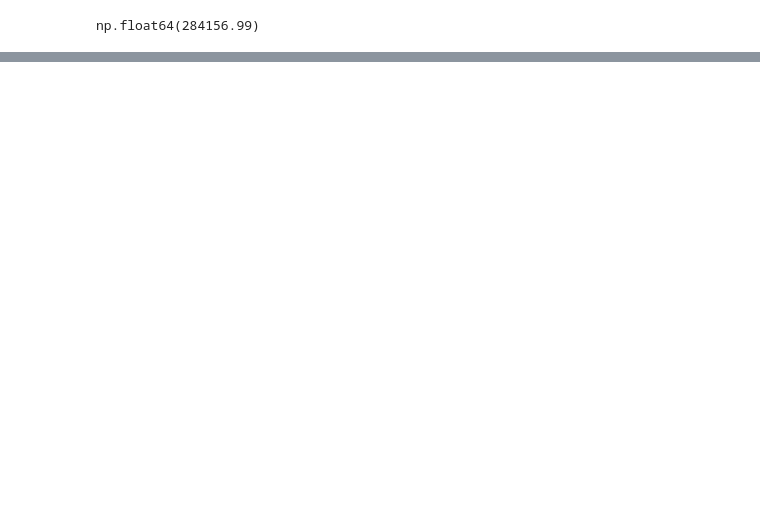
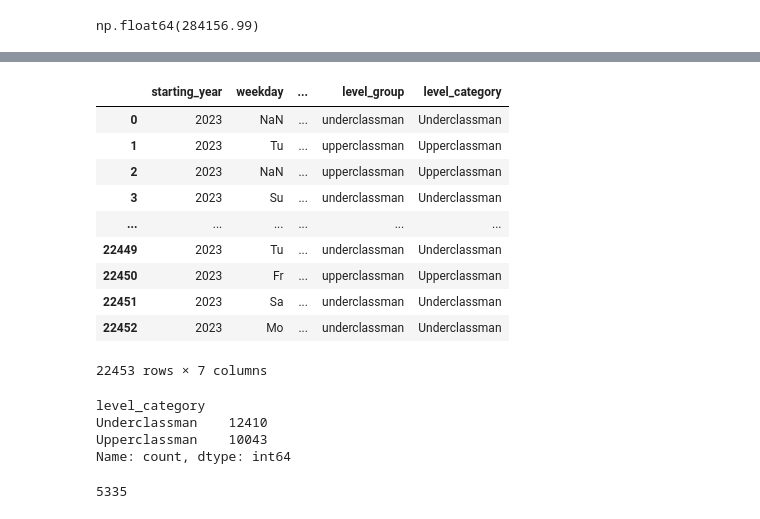
Before and after one commit to kburchfiel/pfn, a Jupyter notebook: Descriptive_Stats/descriptive_stats_part_2.ipynb, the cells around one changed output, grey strips where cells are left out. Drawn from its saved outputs; the diff is of its cells as text; code cells hidden in the pictures; blank space fills up the shorter version.

```diff
--- a/Descriptive_Stats/descriptive_stats_part_2.ipynb
+++ b/Descriptive_Stats/descriptive_stats_part_2.ipynb
@@ -275,0 +330,3 @@ np.float64(284156.99)
+# %%
+df_transactions_faulty = df_transactions_faulty.fillna(
+    {field:'Missing' for field in index}).copy()
@@ -275,0 +339,5 @@ np.float64(284156.99)
+# %%
+# Undoing my corrections to df_transactions_faulty:
+df_transactions_faulty.replace(
+    'Missing', np.nan, inplace = True)
+df_transactions_faulty
@@ -275,0 +356,28 @@ np.float64(284156.99)
+# %%
+df_transactions_faulty['level_category'] = np.where(
+    df_transactions_faulty['level'].isin(
+        ['Fr', 'So']), 'Underclassman', 'Upperclassman')
+df_transactions_faulty
+# %% [output]
+|  | starting_year | weekday | ... | level_group | level_category |
+| 0 | 2023 | NaN | ... | underclassman | Underclassman |
+| 1 | 2023 | Tu | ... | upperclassman | Upperclassman |
+| 2 | 2023 | NaN | ... | upperclassman | Upperclassman |
+| 3 | 2023 | Su | ... | underclassman | Underclassman |
+| ... | ... | ... | ... | ... | ... |
+| 22449 | 2023 | Tu | ... | underclassman | Underclassman |
+| 22450 | 2023 | Fr | ... | upperclassman | Upperclassman |
+| 22451 | 2023 | Sa | ... | underclassman | Underclassman |
+| 22452 | 2023 | Mo | ... | underclassman | Underclassman |
+22453 rows × 7 columns
+# %%
+df_transactions_faulty['level_category'].value_counts()
+# %% [output]
+level_category
+Underclassman    12410
+Upperclassman    10043
+Name: count, dtype: int64
+# %%
+len(df_transactions.query("level in ['Ju', 'Se']"))
+# %% [output]
+5335
```
Also changed, not shown: parts of 19 cells of this notebook.
